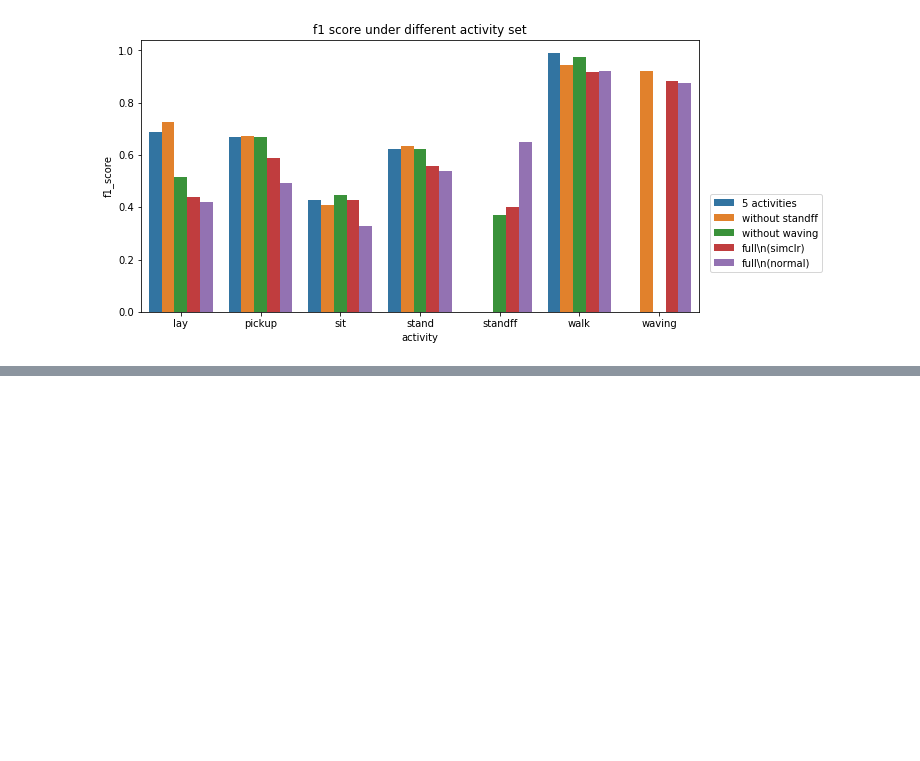
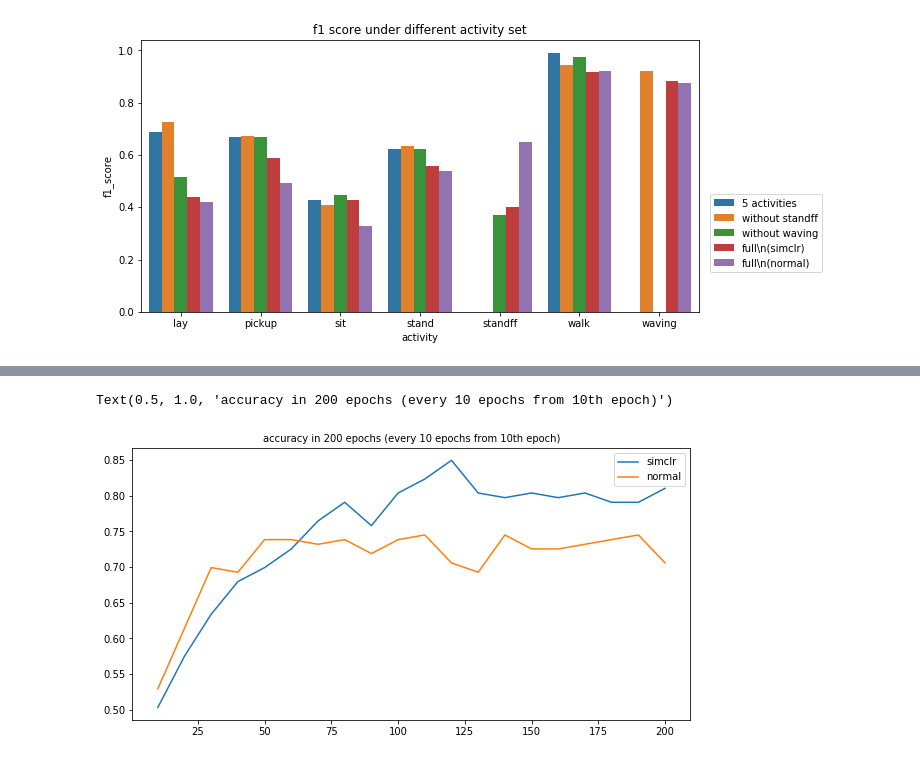
Before and after one commit to hslau44/irs_toolbox, a Jupyter notebook: Report.ipynb, the cells around one changed output, grey strips where cells are left out. Cells and saved outputs as stored; diff of their text form; code cells hidden in the pictures; blank space fills up the shorter version.

```diff
--- a/Report.ipynb
+++ b/Report.ipynb
@@ -124,9 +137,11 @@ k1 = nor_deepcnn.cmtx.copy()
 k2 = clr_deepcnn.cmtx.copy()
 k1 = (k1/k1.sum(1).tolist()).round(2)
 k2 = (k2/k2.sum(1).tolist()).round(2)
+mdl = NET
+
 
 multiple_cmtxs([k1,k2],
-               titles=[f'{NET} (without pretraining)',f'{NET} (contrstive pretraining)'],
+               titles=[f'{mdl} (without pretraining)',f'{mdl} (contrstive pretraining)'],
                # main_title='Comparison between normal and SimCLR',
                figsize=(15,6))
 # %% [output]
@@ -254,0 +287,12 @@ Text(0.5, 1.0, 'f1 score under different activity set')
+# %%
+metric = 'accuracy'
+items = [clr_alexnet,nor_alexnet]
+X = ['simclr','normal']
+plt.figure(figsize=(10,5))
+for i in items:
+    plt.plot(np.arange(10,EPOCHS+10,10),i.acc[metric])
+plt.legend(X)
+plt.title(f'{metric} in {EPOCHS} epochs (every 10 epochs from 10th epoch)',fontsize=10)
+# %% [output]
+Text(0.5, 1.0, 'accuracy in 200 epochs (every 10 epochs from 10th epoch)')
+[figure, added]
```
Also changed, not shown: parts of 5 cells of this notebook.
